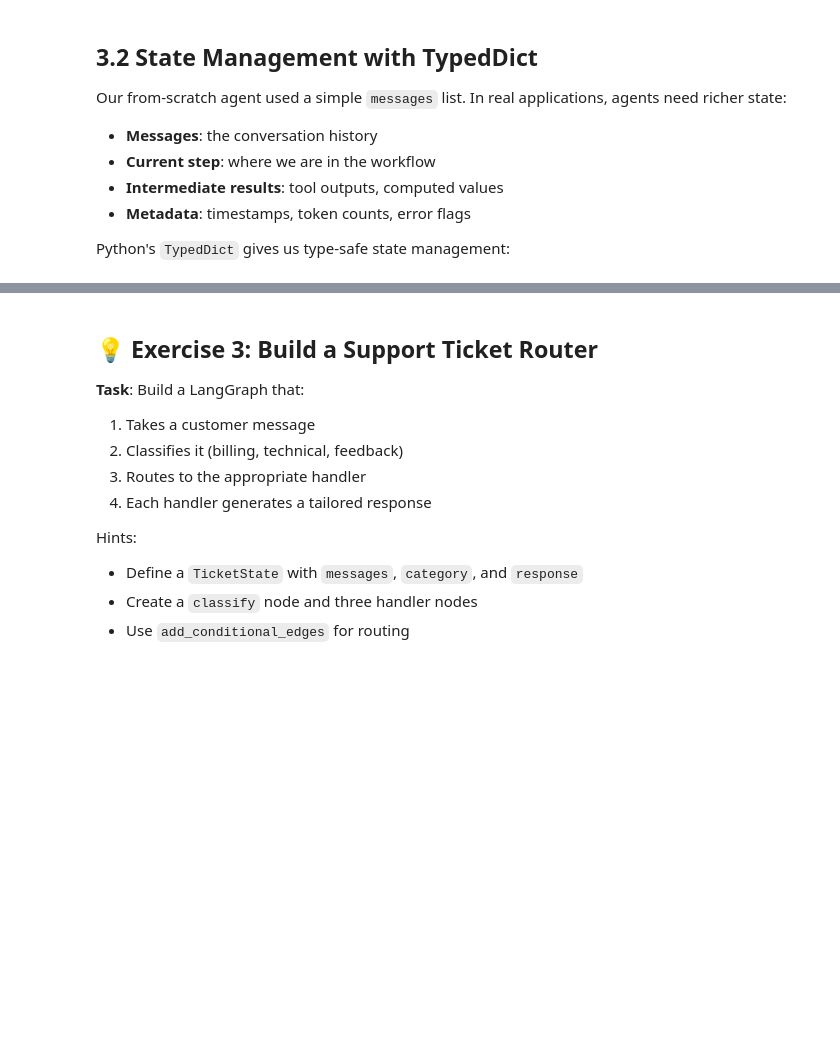
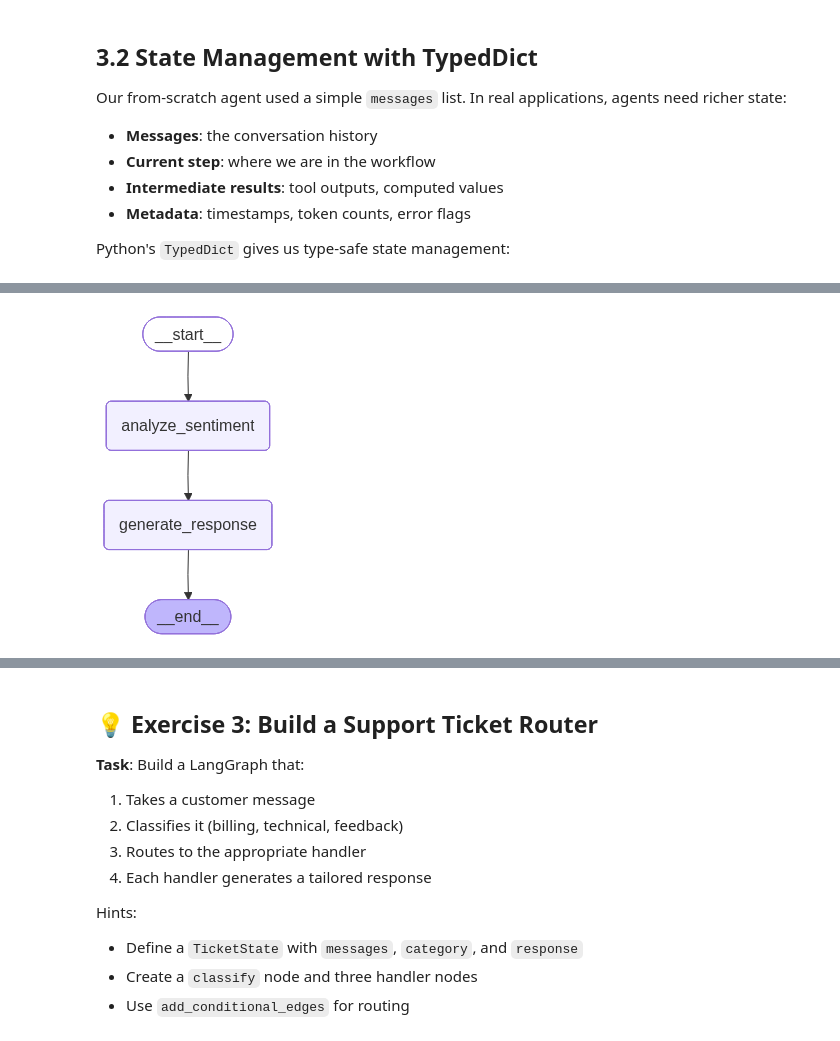
Before and after one commit to pmoschos/ai-for-developers, a Jupyter notebook: ai-part/module_05_agents/03_agent_loops_and_core_architecture_create_ag.ipynb, the cells around one changed output, grey strips where cells are left out. Cells and saved outputs as stored; diff of their text form; code cells hidden in the pictures; blank space fills up the shorter version.

```diff
--- a/ai-part/module_05_agents/03_agent_loops_and_core_architecture_create_ag.ipynb
+++ b/ai-part/module_05_agents/03_agent_loops_and_core_architecture_create_ag.ipynb
@@ -206,0 +284,6 @@ Core concepts:
+# %%
+from IPython.display import Image, display
+
+display(Image(app.get_graph().draw_mermaid_png()))
+# %% [output]
+[figure, added]
```
Also changed, not shown: parts of 12 cells of this notebook, 2 other files.
